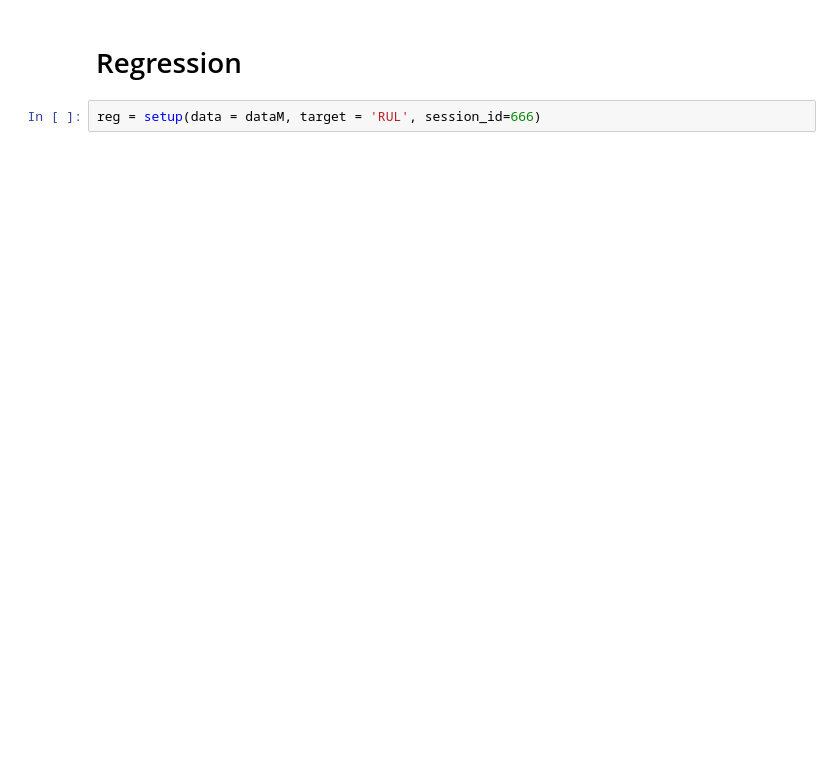
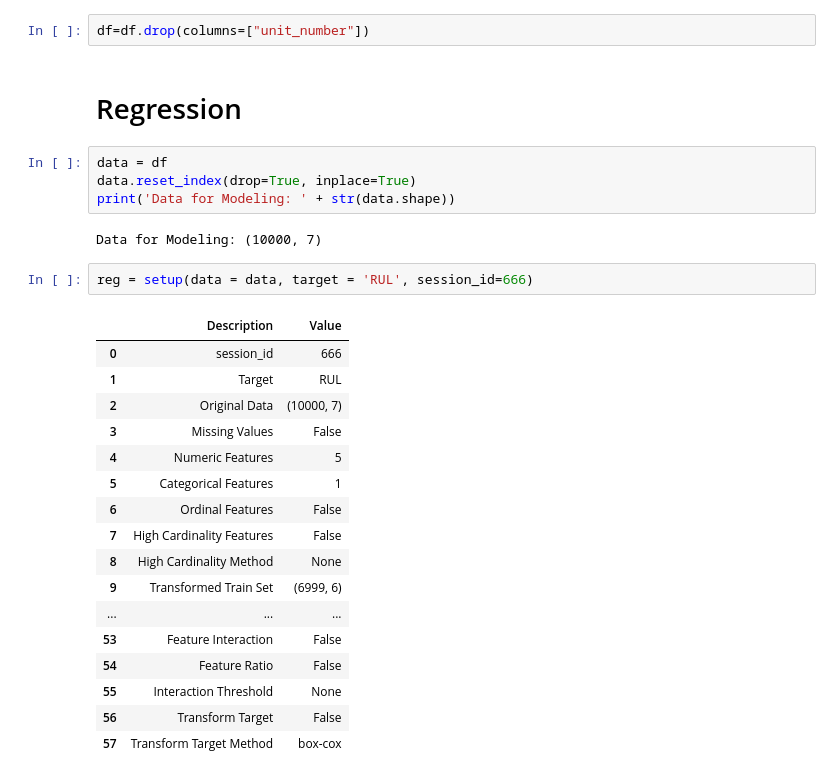
Before and after one commit to GursimarSaini/INSE6310Project, a Jupyter notebook: PredictiveMaintenanceRUL.ipynb, the cells around one changed output. Cells and saved outputs as stored; diff of their text form; blank space fills up the shorter version.

```diff
--- a/PredictiveMaintenanceRUL.ipynb
+++ b/PredictiveMaintenanceRUL.ipynb
@@ -159,7 +181,33 @@ df["RUL"].describe()
+# %%
+df=df.drop(columns=["unit_number"])
 # %% [markdown]
 # Regression
+# %%
+data = df
+data.reset_index(drop=True, inplace=True)
+print('Data for Modeling: ' + str(data.shape))
+# %% [output]
+Data for Modeling: (10000, 7)
 # %%
-reg = setup(data = dataM, target = 'RUL', session_id=666)
+reg = setup(data = data, target = 'RUL', session_id=666)
+# %% [output]
+|  | Description | Value |
+| 0 | session_id | 666 |
+| 1 | Target | RUL |
+| 2 | Original Data | (10000, 7) |
+| 3 | Missing Values | False |
+| 4 | Numeric Features | 5 |
+| 5 | Categorical Features | 1 |
+| 6 | Ordinal Features | False |
+| 7 | High Cardinality Features | False |
+| 8 | High Cardinality Method | None |
+| 9 | Transformed Train Set | (6999, 6) |
+| ... | ... | ... |
+| 53 | Feature Interaction | False |
+| 54 | Feature Ratio | False |
+| 55 | Interaction Threshold | None |
+| 56 | Transform Target | False |
+| 57 | Transform Target Method | box-cox |
 # %%
 bestModelREG = compare_models()
 bestModelREG
```
Also changed, not shown: parts of 8 cells of this notebook.
